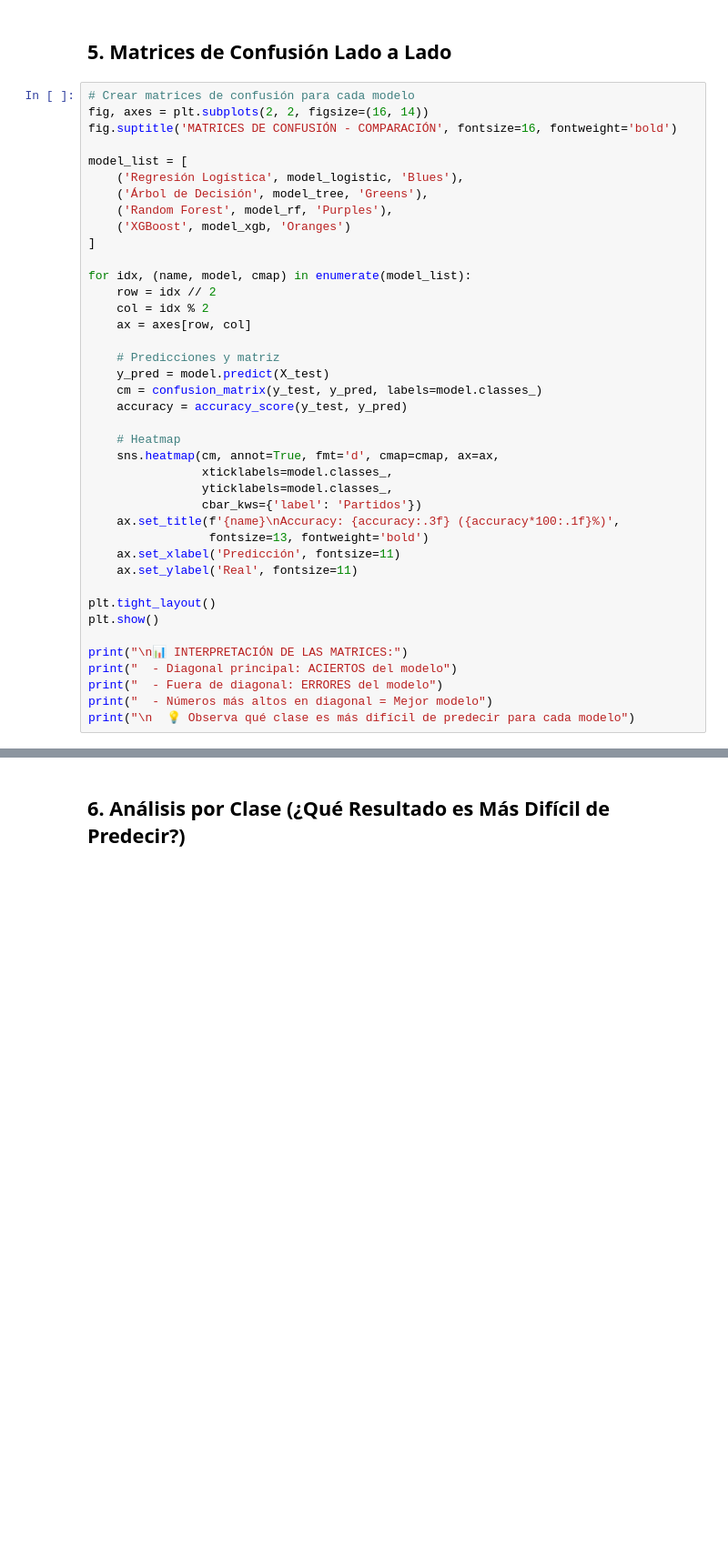
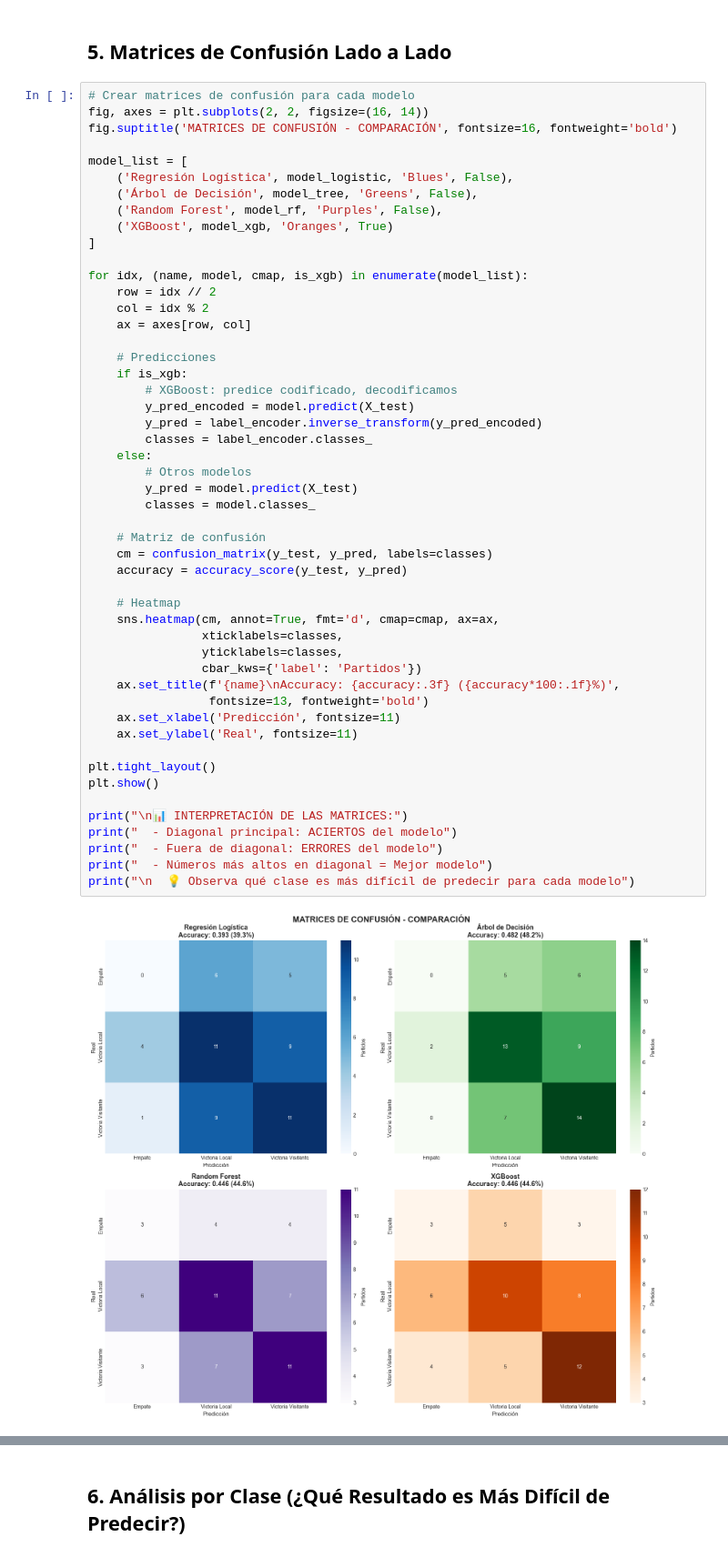
Before and after one commit to julihocc/prepatec-soccer-analytics-lessons, a Jupyter notebook: bloque-3/notebook/06-comparacion-modelos.ipynb, the cells around one changed output, grey strips where cells are left out. Shown at 91% size. Saved outputs shown, nothing was run; the diff lists cells and outputs as text; blank space fills up the shorter version.

```diff
--- a/bloque-3/notebook/06-comparacion-modelos.ipynb
+++ b/bloque-3/notebook/06-comparacion-modelos.ipynb
@@ -244,40 +301,52 @@ print(f"     Overfitting: {best['Overfitting']:.3f} ({'Bajo' if best['Overfittin
 # %%
 # Crear matrices de confusión para cada modelo
 fig, axes = plt.subplots(2, 2, figsize=(16, 14))
 fig.suptitle('MATRICES DE CONFUSIÓN - COMPARACIÓN', fontsize=16, fontweight='bold')
 
 model_list = [
-    ('Regresión Logística', model_logistic, 'Blues'),
-    ('Árbol de Decisión', model_tree, 'Greens'),
-    ('Random Forest', model_rf, 'Purples'),
-    ('XGBoost', model_xgb, 'Oranges')
+    ('Regresión Logística', model_logistic, 'Blues', False),
+    ('Árbol de Decisión', model_tree, 'Greens', False),
+    ('Random Forest', model_rf, 'Purples', False),
+    ('XGBoost', model_xgb, 'Oranges', True)
 ]
 
-for idx, (name, model, cmap) in enumerate(model_list):
+for idx, (name, model, cmap, is_xgb) in enumerate(model_list):
     row = idx // 2
     col = idx % 2
     ax = axes[row, col]
 
-    # Predicciones y matriz
-    y_pred = model.predict(X_test)
-    cm = confusion_matrix(y_test, y_pred, labels=model.classes_)
+    # Predicciones
+    if is_xgb:
+        # XGBoost: predice codificado, decodificamos
+        y_pred_encoded = model.predict(X_test)
+        y_pred = label_encoder.inverse_transform(y_pred_encoded)
+        classes = label_encoder.classes_
+    else:
+        # Otros modelos
+        y_pred = model.predict(X_test)
+        classes = model.classes_
+
+    # Matriz de confusión
+    cm = confusion_matrix(y_test, y_pred, labels=classes)
     accuracy = accuracy_score(y_test, y_pred)
 
     # Heatmap
     sns.heatmap(cm, annot=True, fmt='d', cmap=cmap, ax=ax,
-                xticklabels=model.classes_,
-                yticklabels=model.classes_,
+                xticklabels=classes,
+                yticklabels=classes,
                 cbar_kws={'label': 'Partidos'})
     ax.set_title(f'{name}\nAccuracy: {accuracy:.3f} ({accuracy*100:.1f}%)',
                  fontsize=13, fontweight='bold')
     ax.set_xlabel('Predicción', fontsize=11)
     ax.set_ylabel('Real', fontsize=11)
 
 plt.tight_layout()
 plt.show()
 
 print("\n📊 INTERPRETACIÓN DE LAS MATRICES:")
 print("  - Diagonal principal: ACIERTOS del modelo")
 print("  - Fuera de diagonal: ERRORES del modelo")
 print("  - Números más altos en diagonal = Mejor modelo")
 print("\n  💡 Observa qué clase es más difícil de predecir para cada modelo")
+# %% [output]
+[figure, added]
```
Also changed, not shown: parts of 10 cells of this notebook, 1 other file.
